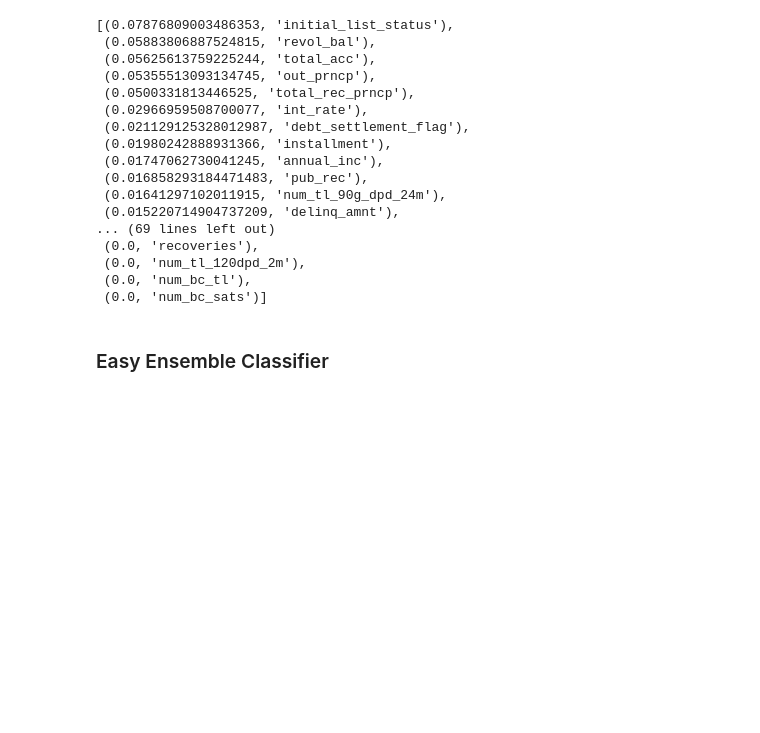
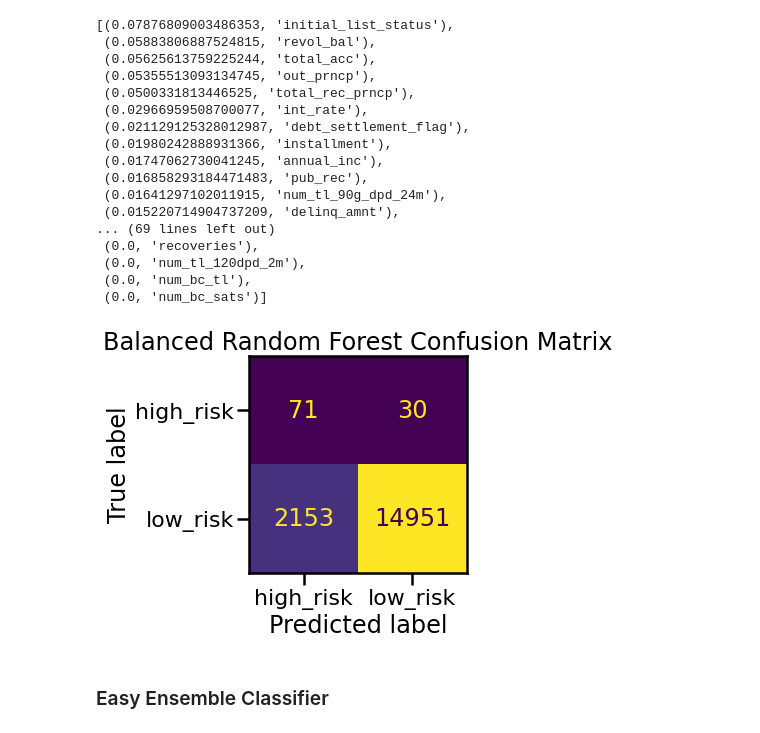
Before and after one commit to goldbala55/Credit_Risk_Analysis, a Jupyter notebook: credit_risk_ensemble.ipynb, the cells around one changed output. Drawn from its saved outputs; the diff is of its cells as text; code cells hidden in the pictures; blank space fills up the shorter version.

```diff
--- a/credit_risk_ensemble.ipynb
+++ b/credit_risk_ensemble.ipynb
@@ -222,3 +226,13 @@ sorted(zip(brfc_model.feature_importances_, X.columns), reverse=True)
+# %%
+# took this from the imbalanced learn site.
+# if I had more time I would play with it more, but too pressed for time..
+#https://imbalanced-learn.org/stable/auto_examples/ensemble/plot_comparison_ensemble_classifier.html#sphx-glr-auto-examples-ensemble-plot-comparison-ensemble-classifier-py
+sns.set_context("poster")
+
+disp = plot_confusion_matrix(brfc_model, X_test, y_test, colorbar=False)
+_ = disp.ax_.set_title("Balanced Random Forest Confusion Matrix")
+# %% [output]
+[figure, added]
 # %% [markdown]
 ### Easy Ensemble Classifier
 # %%
```
Also changed, not shown: parts of 1 cell of this notebook, 1 other file.
